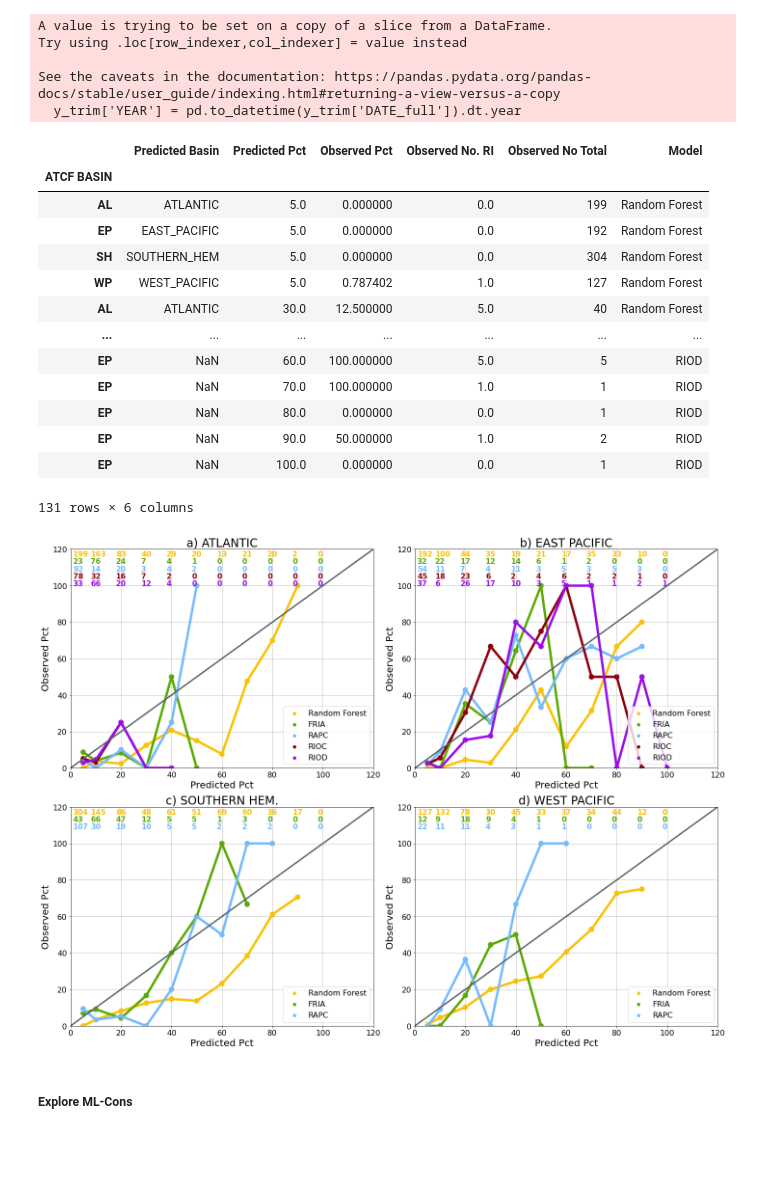
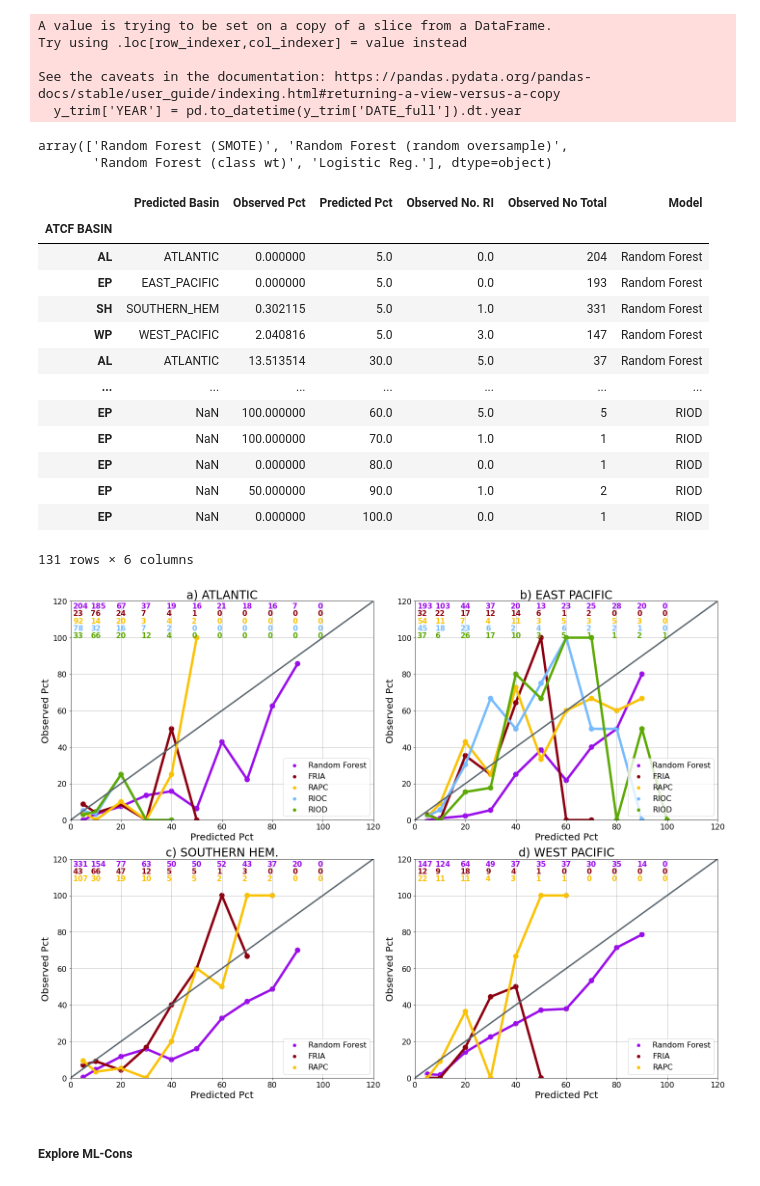
Before and after one commit to marie-mcgraw/ML_for_TC_RI, a Jupyter notebook: V2_ML_calc_reliability.ipynb, the cells around one changed output. Drawn from its saved outputs; the diff is of its cells as text; code cells hidden in the pictures; blank space fills up the shorter version.

```diff
--- a/V2_ML_calc_reliability.ipynb
+++ b/V2_ML_calc_reliability.ipynb
@@ -90,32 +90,38 @@ for imodel in y_trim['Model'].unique():
 # %%
 reliability['Observed Pct'] = reliability['Observed Pct'].fillna(0)
 reliability['Observed No. RI'] = reliability['Observed No. RI'].fillna(0)
+# %%
+reliability['Model'].unique()
+# %% [output]
+array(['Random Forest (SMOTE)', 'Random Forest (random oversample)',
+       'Random Forest (class wt)', 'Logistic Reg.'], dtype=object)
 # %%
 ## Load existing models
 reliability_edecks = pd.read_csv('DATA/processed/reliability_comp_products_all_basins_basic_models.csv')
 # %%
-RF_model_choose = 'Random Forest (random oversample)'
+RF_model_choose = 'Random Forest (SMOTE)'
+choose_ab = 'SMOTE'
 reliability_sel = reliability[reliability['Model']==RF_model_choose].reset_index()
 reliability_sel['Model'] = reliability_sel['Model'].replace({RF_model_choose:'Random Forest'})
 reliability_sel['ATCF BASIN'] = reliability_sel['Predicted Basin']
 reliability_sel['ATCF BASIN'] = reliability_sel['ATCF BASIN'].replace({'ATLANTIC':'AL','EAST_PACIFIC':'EP',
                                                         'WEST_PACIFIC':'WP','SOUTHERN_HEM':'SH'})
 reliability_all = pd.concat([reliability_sel,reliability_edecks]).set_index(['ATCF BASIN'])
 reliability_all
 # %% [output]
-|  | Predicted Basin | Predicted Pct | Observed Pct | Observed No. RI | Observed No Total | Model |
+|  | Predicted Basin | Observed Pct | Predicted Pct | Observed No. RI | Observed No Total | Model |
 | ATCF BASIN |  |  |  |  |  |  |
-| AL | ATLANTIC | 5.0 | 0.000000 | 0.0 | 199 | Random Forest |
-| EP | EAST_PACIFIC | 5.0 | 0.000000 | 0.0 | 192 | Random Forest |
-| SH | SOUTHERN_HEM | 5.0 | 0.000000 | 0.0 | 304 | Random Forest |
-| WP | WEST_PACIFIC | 5.0 | 0.787402 | 1.0 | 127 | Random Forest |
-| AL | ATLANTIC | 30.0 | 12.500000 | 5.0 | 40 | Random Forest |
+| AL | ATLANTIC | 0.000000 | 5.0 | 0.0 | 204 | Random Forest |
+| EP | EAST_PACIFIC | 0.000000 | 5.0 | 0.0 | 193 | Random Forest |
+| SH | SOUTHERN_HEM | 0.302115 | 5.0 | 1.0 | 331 | Random Forest |
+| WP | WEST_PACIFIC | 2.040816 | 5.0 | 3.0 | 147 | Random Forest |
+| AL | ATLANTIC | 13.513514 | 30.0 | 5.0 | 37 | Random Forest |
 | ... | ... | ... | ... | ... | ... | ... |
-| EP | NaN | 60.0 | 100.000000 | 5.0 | 5 | RIOD |
-| EP | NaN | 70.0 | 100.000000 | 1.0 | 1 | RIOD |
-| EP | NaN | 80.0 | 0.000000 | 0.0 | 1 | RIOD |
-| EP | NaN | 90.0 | 50.000000 | 1.0 | 2 | RIOD |
-| EP | NaN | 100.0 | 0.000000 | 0.0 | 1 | RIOD |
+| EP | NaN | 100.000000 | 60.0 | 5.0 | 5 | RIOD |
+| EP | NaN | 100.000000 | 70.0 | 1.0 | 1 | RIOD |
+| EP | NaN | 0.000000 | 80.0 | 0.0 | 1 | RIOD |
+| EP | NaN | 50.000000 | 90.0 | 1.0 | 2 | RIOD |
+| EP | NaN | 0.000000 | 100.0 | 0.0 | 1 | RIOD |
 131 rows × 6 columns
 # %%
 basin_title = {'AL':'ATLANTIC','EP':'EAST PACIFIC','SH':'SOUTHERN HEM.','WP':'WEST PACIFIC'}
@@ -154,7 +160,7 @@ for i in np.arange(0,len(basin_list)):
 #
 fig1.tight_layout()
 # %% [output]
-[figure, old version]
+[figure, new version]
 # %% [markdown]
 ##### Explore ML-Cons
 # %%
```
Also changed, not shown: parts of 5 cells of this notebook, 29 other files.
